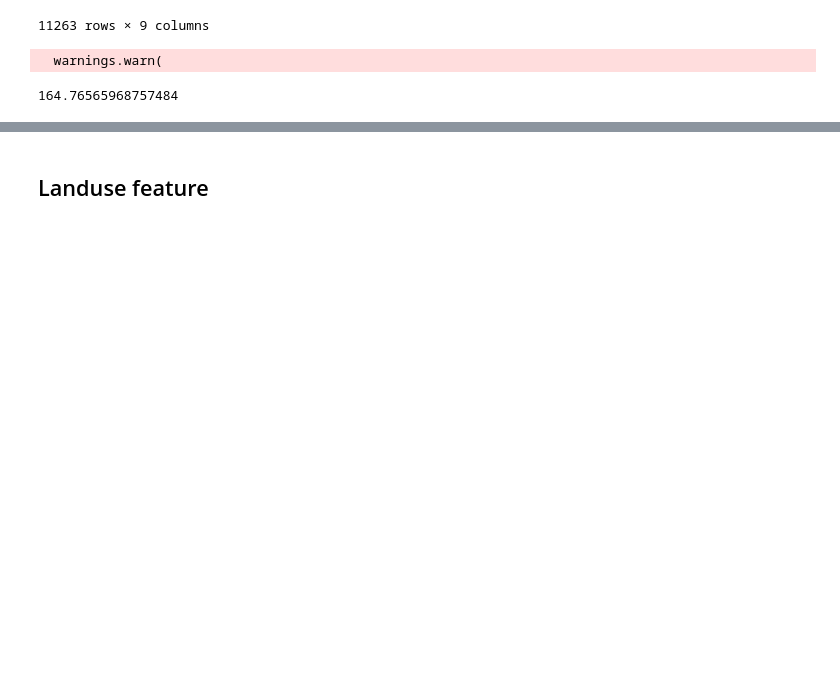
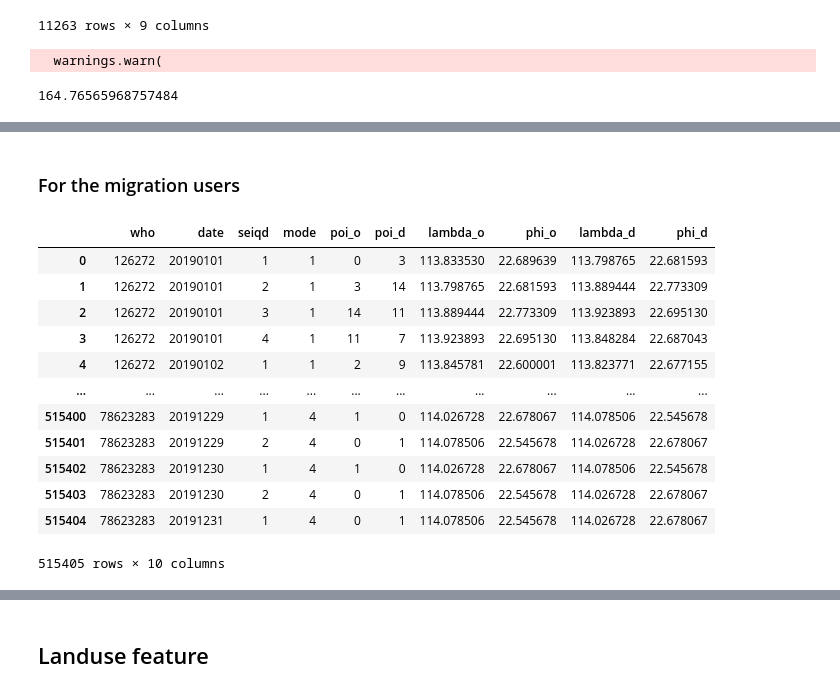
Before and after one commit to BoyangL1/spatial_cognitive, a Jupyter notebook: preprocessing/traj_feature_preprocessing_BEs.ipynb, the cells around one changed output, grey strips where cells are left out. Drawn from its saved outputs; the diff is of its cells as text; code cells hidden in the pictures; blank space fills up the shorter version.

Commit message:
Both surveyed and migration users are processed as available format and compressed as zip files. All features change by geocomputation

```diff
--- a/preprocessing/traj_feature_preprocessing_BEs.ipynb
+++ b/preprocessing/traj_feature_preprocessing_BEs.ipynb
@@ -92,0 +104,36 @@ act_match = pd.DataFrame(act_geo_match_grids.drop(columns=['index_right', 'dista
+# %% [markdown]
+### For the migration users
+# %%
+dataset = pd.read_csv(readpath + 'foood_mob_cover.csv')
+dataset = dataset.assign(who = dataset.quitaz_1 * 8000 + dataset.quitaz_2)
+dataset = dataset.assign(mean_dur = (dataset.mean_dur - 200) / 1e3 + 114,
+                         std_dur = (dataset.std_dur - 200) / 1e3 + 114,
+                         mean_volm = dataset.mean_volm / 10 + 22.65,
+                         std_volm = dataset.std_volm / 10 + 22.65)
+dataset.drop(columns = ['quitaz_1', 'quitaz_2'], inplace = True)
+dataset.rename(columns = {'mean_dur': 'lambda_o', 'mean_volm': 'phi_o',
+                          'std_dur': 'lambda_d', 'std_volm': 'phi_d',
+                          'district_o': 'poi_o', 'district_d': 'poi_d',
+                          }, inplace = True)
+column_names = ['who', 'date', 'seiqd', 'mode', 'poi_o', 'poi_d', 'lambda_o', 'phi_o', 'lambda_d',
+       'phi_d']
+
+dataset = dataset.reindex(columns=column_names)
+dataset.sort_values(by=['who', 'date', 'seiqd'], inplace=True)
+dataset.reset_index(drop=True, inplace=True)
+# %%
+dataset
+# %% [output]
+|  | who | date | seiqd | mode | poi_o | poi_d | lambda_o | phi_o | lambda_d | phi_d |
+| 0 | 126272 | 20190101 | 1 | 1 | 0 | 3 | 113.833530 | 22.689639 | 113.798765 | 22.681593 |
+| 1 | 126272 | 20190101 | 2 | 1 | 3 | 14 | 113.798765 | 22.681593 | 113.889444 | 22.773309 |
+| 2 | 126272 | 20190101 | 3 | 1 | 14 | 11 | 113.889444 | 22.773309 | 113.923893 | 22.695130 |
+| 3 | 126272 | 20190101 | 4 | 1 | 11 | 7 | 113.923893 | 22.695130 | 113.848284 | 22.687043 |
+| 4 | 126272 | 20190102 | 1 | 1 | 2 | 9 | 113.845781 | 22.600001 | 113.823771 | 22.677155 |
+| ... | ... | ... | ... | ... | ... | ... | ... | ... | ... | ... |
+| 515400 | 78623283 | 20191229 | 1 | 4 | 1 | 0 | 114.026728 | 22.678067 | 114.078506 | 22.545678 |
+| 515401 | 78623283 | 20191229 | 2 | 4 | 0 | 1 | 114.078506 | 22.545678 | 114.026728 | 22.678067 |
+| 515402 | 78623283 | 20191230 | 1 | 4 | 1 | 0 | 114.026728 | 22.678067 | 114.078506 | 22.545678 |
+| 515403 | 78623283 | 20191230 | 2 | 4 | 0 | 1 | 114.078506 | 22.545678 | 114.026728 | 22.678067 |
+| 515404 | 78623283 | 20191231 | 1 | 4 | 0 | 1 | 114.078506 | 22.545678 | 114.026728 | 22.678067 |
+515405 rows × 10 columns
```
Also changed, not shown: parts of 40 cells of this notebook, 7 other files.
